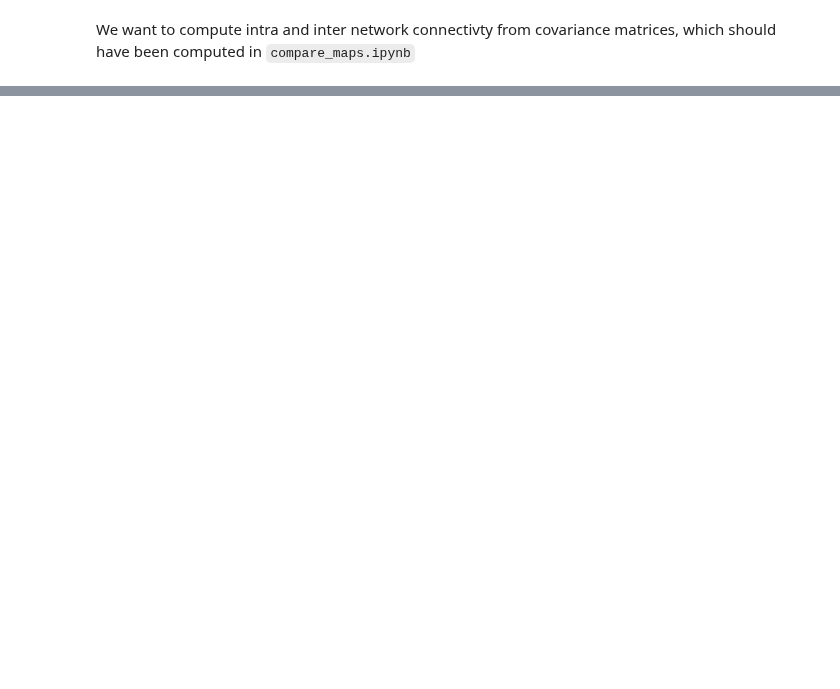
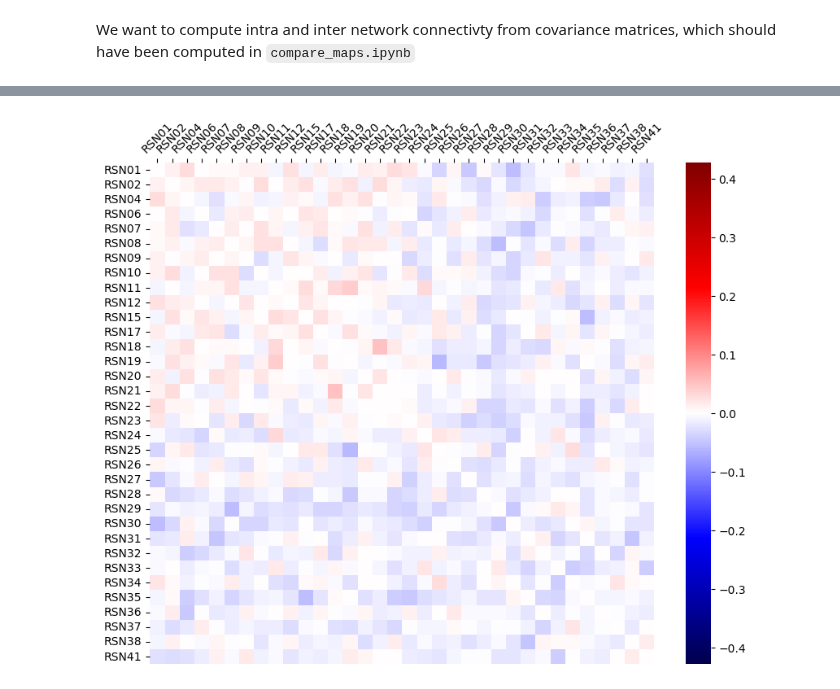
Before and after one commit to jonathan-legrand/bold-dementia, a Jupyter notebook: notebooks/network_analysis.ipynb, the cells around one changed output, grey strips where cells are left out. Saved outputs shown, nothing was run; the diff lists cells and outputs as text; code cells hidden in the pictures; blank space fills up the shorter version.

```diff
--- a/notebooks/network_analysis.ipynb
+++ b/notebooks/network_analysis.ipynb
@@ -145,0 +147,16 @@ dtype: float64
+# %%
+diff = control_nnc_mat - AD_nnc_mat
+dspan = np.max(abs(diff))
+
+try:
+    heat_kwargs.pop("vmin")
+    heat_kwargs.pop("vmax")
+except KeyError:
+    pass
+
+plt.subplots(1, 1, figsize=(10, 8))
+ax = sns.heatmap(diff, vmin=-span,vmax=span, **heat_kwargs)
+ax.xaxis.tick_top()
+ax.tick_params(axis="x", labelrotation=45)
+# %% [output]
+[figure, added]
```
Also changed, not shown: parts of 11 cells of this notebook.
